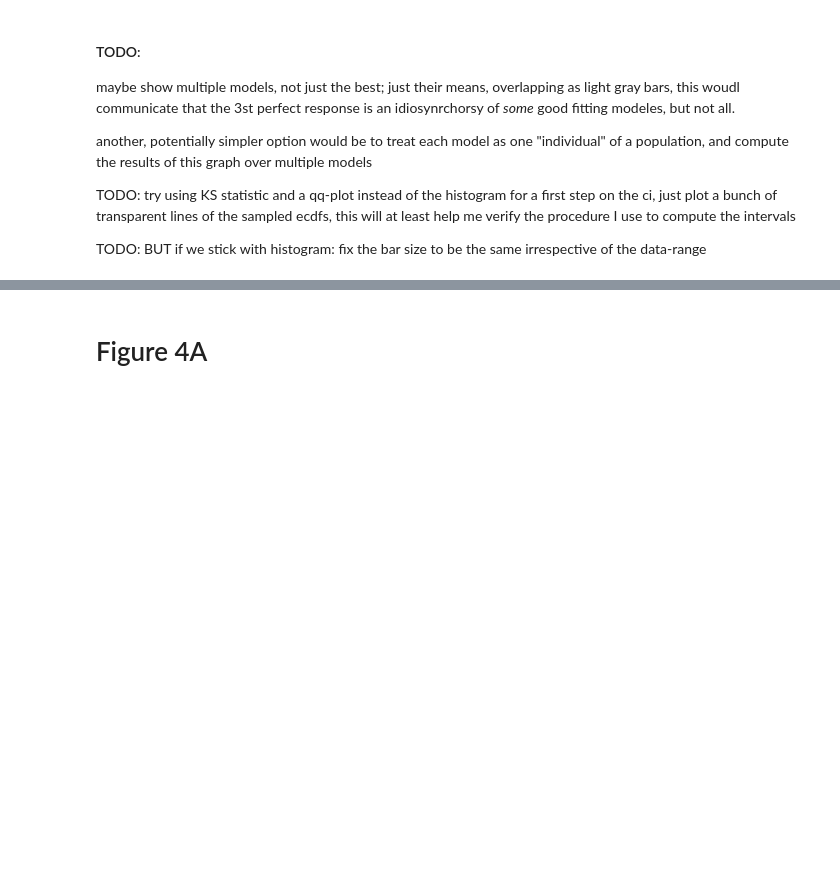
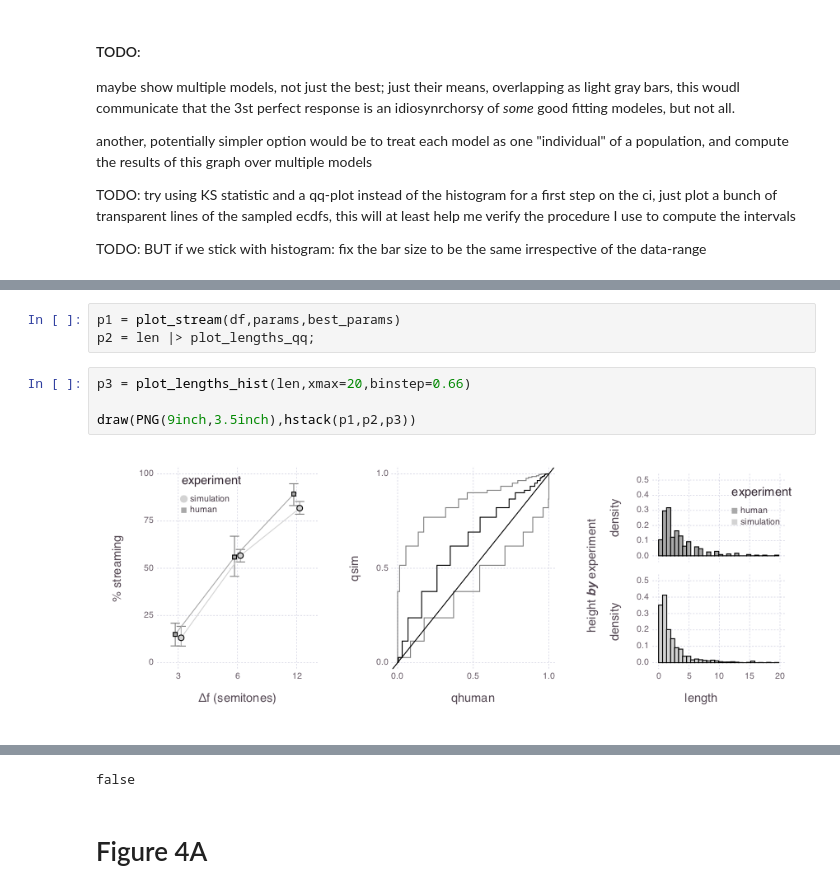
Before and after one commit to haberdashPI/bistable, a Jupyter notebook: notebooks/Figures 3-4.ipynb, the cells around one changed output, grey strips where cells are left out. Cells and saved outputs as stored; diff of their text form; blank space fills up the shorter version.

```diff
--- a/notebooks/Figures 3-4.ipynb
+++ b/notebooks/Figures 3-4.ipynb
@@ -97,0 +111,9 @@ false
+# %%
+p1 = plot_stream(df,params,best_params)
+p2 = len |> plot_lengths_qq;
+# %%
+p3 = plot_lengths_hist(len,xmax=20,binstep=0.66)
+
+draw(PNG(9inch,3.5inch),hstack(p1,p2,p3))
+# %% [output]
+[figure, added]
@@ -98,3 +122,4 @@ false
+false
 # %% [markdown]
 # Figure 4A
 # %%
```
Also changed, not shown: parts of 9 cells of this notebook, 3 other files.
